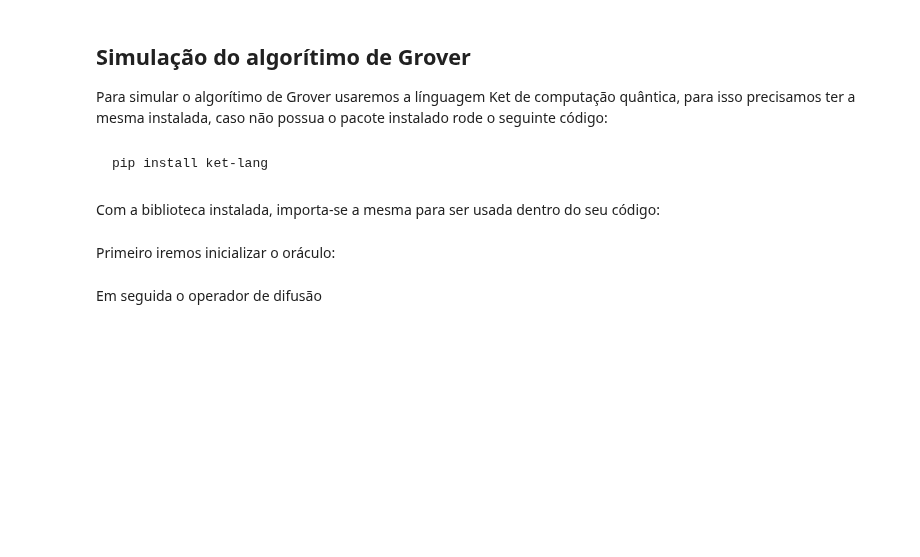
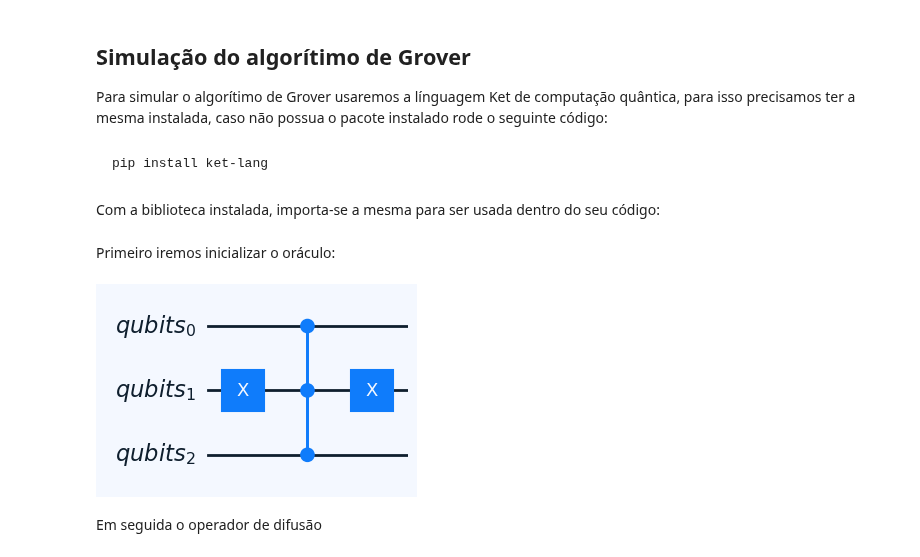
Before and after one commit to evandro-crr/ket-book, a Jupyter notebook: _sources/algoritmos/busca/09_2_1-grover.ipynb, the cells around one changed output. Drawn from its saved outputs; the diff is of its cells as text; code cells hidden in the pictures; blank space fills up the shorter version.

```diff
--- a/_sources/algoritmos/busca/09_2_1-grover.ipynb
+++ b/_sources/algoritmos/busca/09_2_1-grover.ipynb
@@ -392,21 +402,18 @@ from ket import *
 # %% [markdown]
 Primeiro iremos inicializar o oráculo:
 # %%
-def oracle(qubits, target):
+def oracle(target, qubits):
     """Oráculo: inverte a amplitude do estado desejado."""
-    X(
-        qubits[i]
-        for i, bit in enumerate(bin(target)[2:].zfill(len(qubits)))
-        if bit == "0"
-    )
-    H(qubits[-1])
-    ctrl(qubits[:-1], X, qubits[-1])  # Controle multi-qubit
-    H(qubits[-1])
-    X(
-        qubits[i]
-        for i, bit in enumerate(bin(target)[2:].zfill(len(qubits)))
-        if bit == "0"
-    )
+    with around(
+        X,
+        qubits.at(i for i, bit in enumerate(f"{target:0{len(qubits)}b}") if bit == "0"),
+    ):
+        CZ(*qubits)
+
+
+qulib.draw(oracle, 3, (5,))
+# %% [output]
+[figure, added]
 # %% [markdown]
 Em seguida o operador de difusão
 # %%
```
Also changed, not shown: parts of 5 cells of this notebook, 49 other files.
